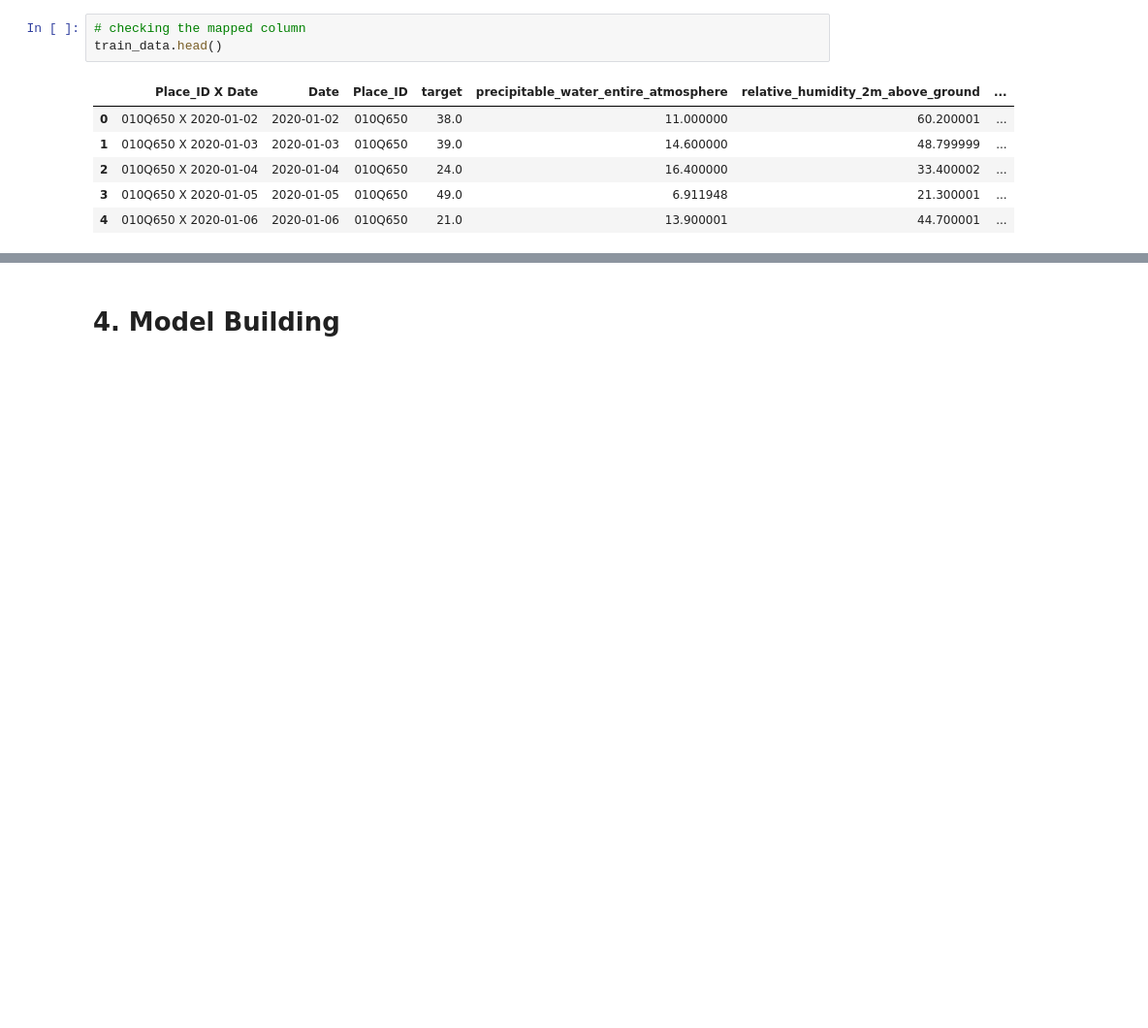
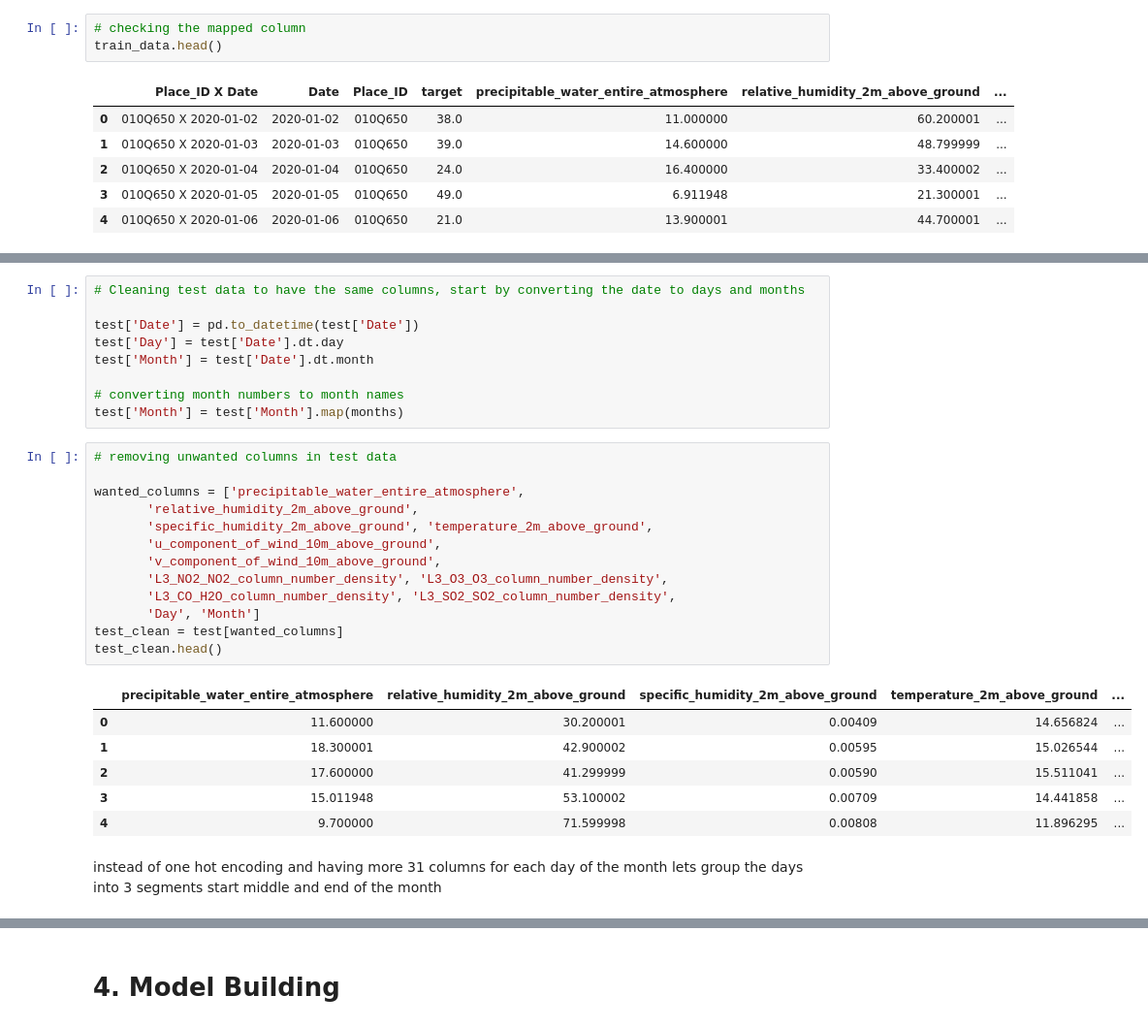
Before and after one commit to tapiwamesa/Urban-Air-Pollution, a Jupyter notebook: Urban_Air_Pollution.ipynb, the cells around one changed output, grey strips where cells are left out. Shown at 97% size. Drawn from its saved outputs; the diff is of its cells as text; blank space fills up the shorter version.

```diff
--- a/Urban_Air_Pollution.ipynb
+++ b/Urban_Air_Pollution.ipynb
@@ -273,0 +278,31 @@ from sklearn.model_selection import train_test_split
+# %%
+# Cleaning test data to have the same columns, start by converting the date to days and months
+
+test['Date'] = pd.to_datetime(test['Date'])
+test['Day'] = test['Date'].dt.day
+test['Month'] = test['Date'].dt.month
+
+# converting month numbers to month names
+test['Month'] = test['Month'].map(months)
+# %%
+# removing unwanted columns in test data
+
+wanted_columns = ['precipitable_water_entire_atmosphere',
+       'relative_humidity_2m_above_ground',
+       'specific_humidity_2m_above_ground', 'temperature_2m_above_ground',
+       'u_component_of_wind_10m_above_ground',
+       'v_component_of_wind_10m_above_ground',
+       'L3_NO2_NO2_column_number_density', 'L3_O3_O3_column_number_density',
+       'L3_CO_H2O_column_number_density', 'L3_SO2_SO2_column_number_density',
+       'Day', 'Month']
+test_clean = test[wanted_columns]
+test_clean.head()
+# %% [output]
+|  | precipitable_water_entire_atmosphere | relative_humidity_2m_above_ground | specific_humidity_2m_above_ground | temperature_2m_above_ground | ... |
+| 0 | 11.600000 | 30.200001 | 0.00409 | 14.656824 | ... |
+| 1 | 18.300001 | 42.900002 | 0.00595 | 15.026544 | ... |
+| 2 | 17.600000 | 41.299999 | 0.00590 | 15.511041 | ... |
+| 3 | 15.011948 | 53.100002 | 0.00709 | 14.441858 | ... |
+| 4 | 9.700000 | 71.599998 | 0.00808 | 11.896295 | ... |
+# %% [markdown]
+instead of one hot encoding and having more 31 columns for each day of the month lets group the days into 3 segments start middle and end of the month
```
Also changed, not shown: parts of 40 cells of this notebook.
